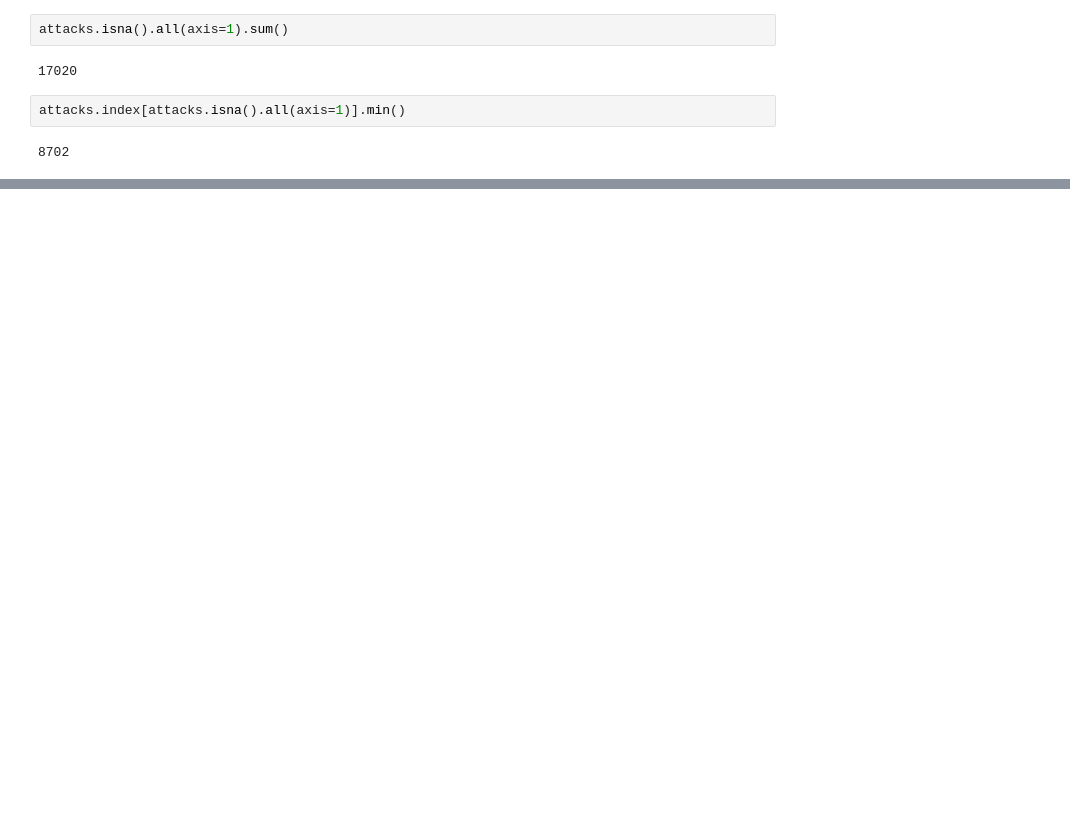
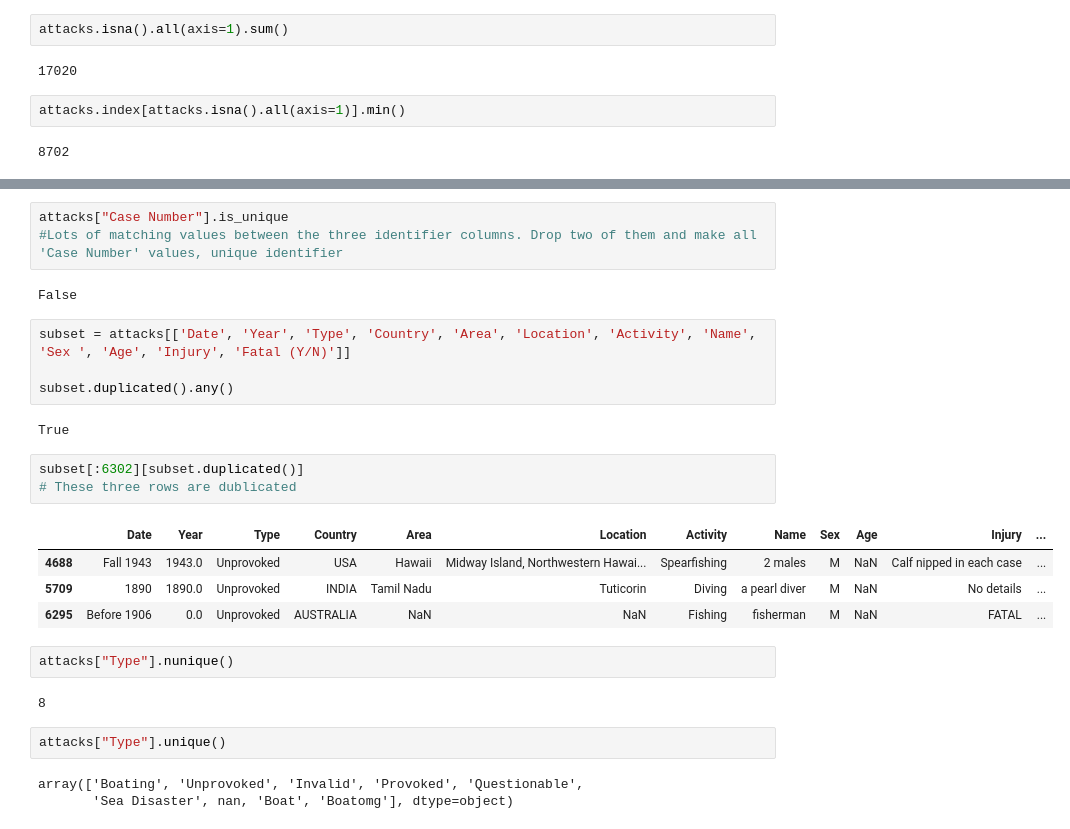
Before and after one commit to UriCVV/data-project-I, a Jupyter notebook: src/hipotesis-exploration.ipynb, the cells around one changed output, grey strips where cells are left out. Saved outputs shown, nothing was run; the diff lists cells and outputs as text; blank space fills up the shorter version.

```diff
--- a/src/hipotesis-exploration.ipynb
+++ b/src/hipotesis-exploration.ipynb
@@ -127,0 +297,28 @@ attacks.index[attacks.isna().all(axis=1)].max()
+# %%
+attacks["Case Number"].is_unique
+#Lots of matching values between the three identifier columns. Drop two of them and make all 'Case Number' values, unique identifier
+# %% [output]
+False
+# %%
+subset = attacks[['Date', 'Year', 'Type', 'Country', 'Area', 'Location', 'Activity', 'Name', 'Sex ', 'Age', 'Injury', 'Fatal (Y/N)']]
+
+subset.duplicated().any()
+# %% [output]
+True
+# %%
+subset[:6302][subset.duplicated()]
+# These three rows are dublicated
+# %% [output]
+|  | Date | Year | Type | Country | Area | Location | Activity | Name | Sex | Age | Injury | ... |
+| 4688 | Fall 1943 | 1943.0 | Unprovoked | USA | Hawaii | Midway Island, Northwestern Hawai... | Spearfishing | 2 males | M | NaN | Calf nipped in each case | ... |
+| 5709 | 1890 | 1890.0 | Unprovoked | INDIA | Tamil Nadu | Tuticorin | Diving | a pearl diver | M | NaN | No details | ... |
+| 6295 | Before 1906 | 0.0 | Unprovoked | AUSTRALIA | NaN | NaN | Fishing | fisherman | M | NaN | FATAL | ... |
+# %%
+attacks["Type"].nunique()
+# %% [output]
+8
+# %%
+attacks["Type"].unique()
+# %% [output]
+array(['Boating', 'Unprovoked', 'Invalid', 'Provoked', 'Questionable',
+       'Sea Disaster', nan, 'Boat', 'Boatomg'], dtype=object)
```
Also changed, not shown: parts of 38 cells of this notebook, 1 other file.
